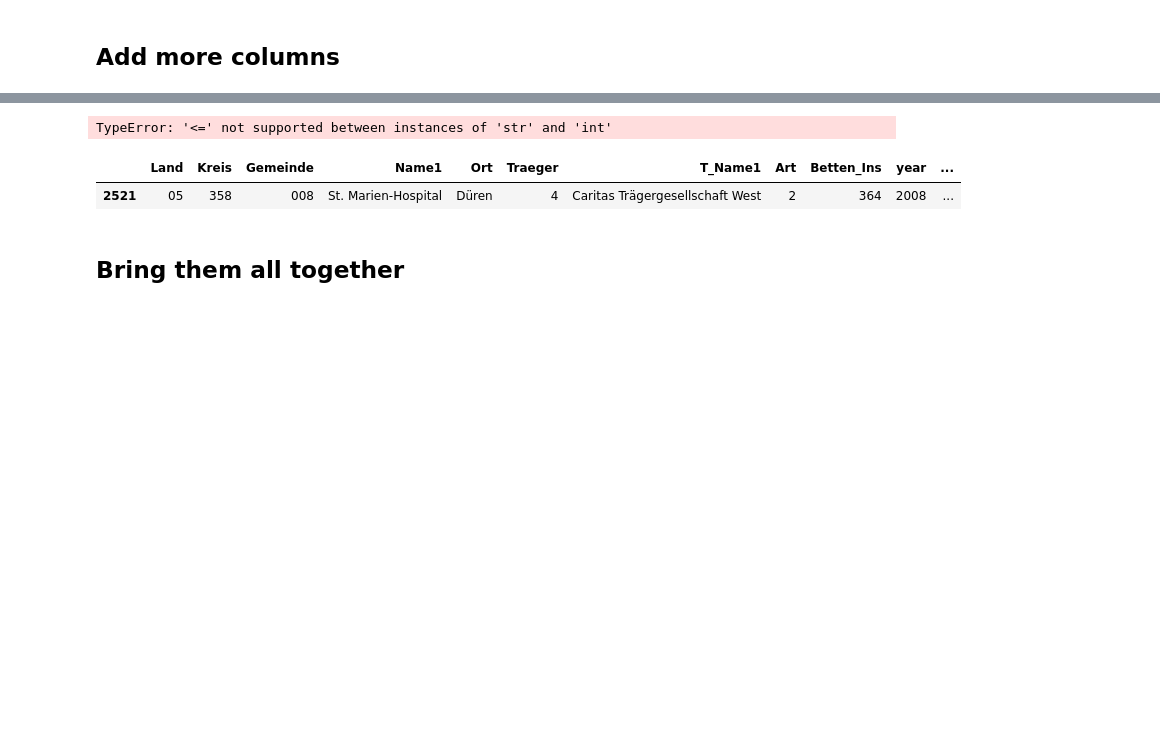
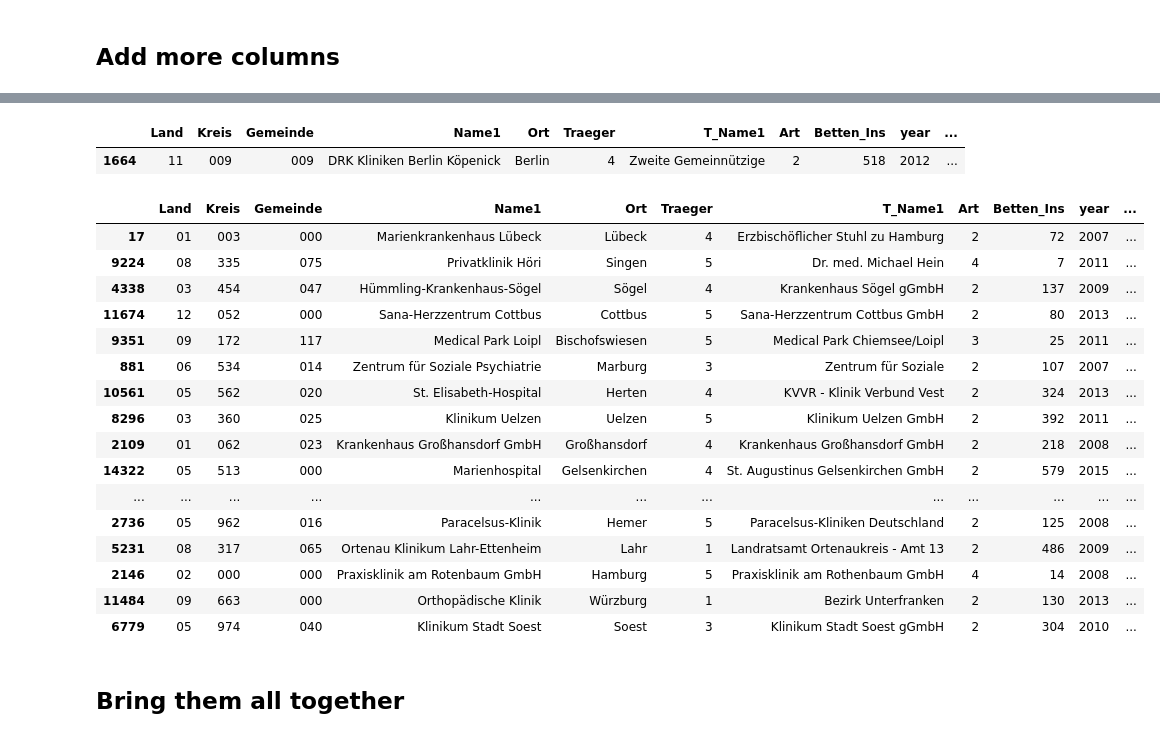
Before and after one commit to christinegotth/ddj-krankenhaus, a Jupyter notebook: get_all_data.ipynb, the cells around one changed output, grey strips where cells are left out. Saved outputs shown, nothing was run; the diff lists cells and outputs as text; code cells hidden in the pictures; blank space fills up the shorter version.

```diff
--- a/get_all_data.ipynb
+++ b/get_all_data.ipynb
@@ -154,7 +188,6 @@ filenames =  [
  'KHV_2009.xls',
  'KHV_2010.xls',
  'KHV_2011.xls',
- 'KHV_2012.xlsx',
  'KHV_2013.xlsx',
  'KHV_2014.xlsx',
  'KHV_2015.xlsx']
@@ -242,12 +304,30 @@ df_2006.sample()
+# %%
+df_2012.sample()
+# %% [output]
+|  | Land | Kreis | Gemeinde | Name1 | Ort | Traeger | T_Name1 | Art | Betten_Ins | year | ... |
+| 1664 | 11 | 009 | 009 | DRK Kliniken Berlin Köpenick | Berlin | 4 | Zweite Gemeinnützige | 2 | 518 | 2012 | ... |
 # %%
 df_2007_2015 = add_more_columns(df_2007_2015)
-# %% [output]
-TypeError: '<=' not supported between instances of 'str' and 'int'
 # %%
-df_2007_2015.sample()
+df_2007_2015.sample(20)
 # %% [output]
 |  | Land | Kreis | Gemeinde | Name1 | Ort | Traeger | T_Name1 | Art | Betten_Ins | year | ... |
-| 2521 | 05 | 358 | 008 | St. Marien-Hospital | Düren | 4 | Caritas Trägergesellschaft West | 2 | 364 | 2008 | ... |
+| 17 | 01 | 003 | 000 | Marienkrankenhaus Lübeck | Lübeck | 4 | Erzbischöflicher Stuhl zu Hamburg | 2 | 72 | 2007 | ... |
+| 9224 | 08 | 335 | 075 | Privatklinik Höri | Singen | 5 | Dr. med. Michael Hein | 4 | 7 | 2011 | ... |
+| 4338 | 03 | 454 | 047 | Hümmling-Krankenhaus-Sögel | Sögel | 4 | Krankenhaus Sögel gGmbH | 2 | 137 | 2009 | ... |
+| 11674 | 12 | 052 | 000 | Sana-Herzzentrum Cottbus | Cottbus | 5 | Sana-Herzzentrum Cottbus GmbH | 2 | 80 | 2013 | ... |
+| 9351 | 09 | 172 | 117 | Medical Park Loipl | Bischofswiesen | 5 | Medical Park Chiemsee/Loipl | 3 | 25 | 2011 | ... |
+| 881 | 06 | 534 | 014 | Zentrum für Soziale Psychiatrie | Marburg | 3 | Zentrum für Soziale | 2 | 107 | 2007 | ... |
+| 10561 | 05 | 562 | 020 | St. Elisabeth-Hospital | Herten | 4 | KVVR - Klinik Verbund Vest | 2 | 324 | 2013 | ... |
+| 8296 | 03 | 360 | 025 | Klinikum Uelzen | Uelzen | 5 | Klinikum Uelzen GmbH | 2 | 392 | 2011 | ... |
+| 2109 | 01 | 062 | 023 | Krankenhaus Großhansdorf GmbH | Großhansdorf | 4 | Krankenhaus Großhansdorf GmbH | 2 | 218 | 2008 | ... |
+| 14322 | 05 | 513 | 000 | Marienhospital | Gelsenkirchen | 4 | St. Augustinus Gelsenkirchen GmbH | 2 | 579 | 2015 | ... |
+| ... | ... | ... | ... | ... | ... | ... | ... | ... | ... | ... | ... |
+| 2736 | 05 | 962 | 016 | Paracelsus-Klinik | Hemer | 5 | Paracelsus-Kliniken Deutschland | 2 | 125 | 2008 | ... |
+| 5231 | 08 | 317 | 065 | Ortenau Klinikum Lahr-Ettenheim | Lahr | 1 | Landratsamt Ortenaukreis - Amt 13 | 2 | 486 | 2009 | ... |
+| 2146 | 02 | 000 | 000 | Praxisklinik am Rotenbaum GmbH | Hamburg | 5 | Praxisklinik am Rothenbaum GmbH | 4 | 14 | 2008 | ... |
+| 11484 | 09 | 663 | 000 | Orthopädische Klinik | Würzburg | 1 | Bezirk Unterfranken | 2 | 130 | 2013 | ... |
+| 6779 | 05 | 974 | 040 | Klinikum Stadt Soest | Soest | 3 | Klinikum Stadt Soest gGmbH | 2 | 304 | 2010 | ... |
 # %% [markdown]
 ## Bring them all together
 # %%
```
Also changed, not shown: parts of 15 cells of this notebook.
